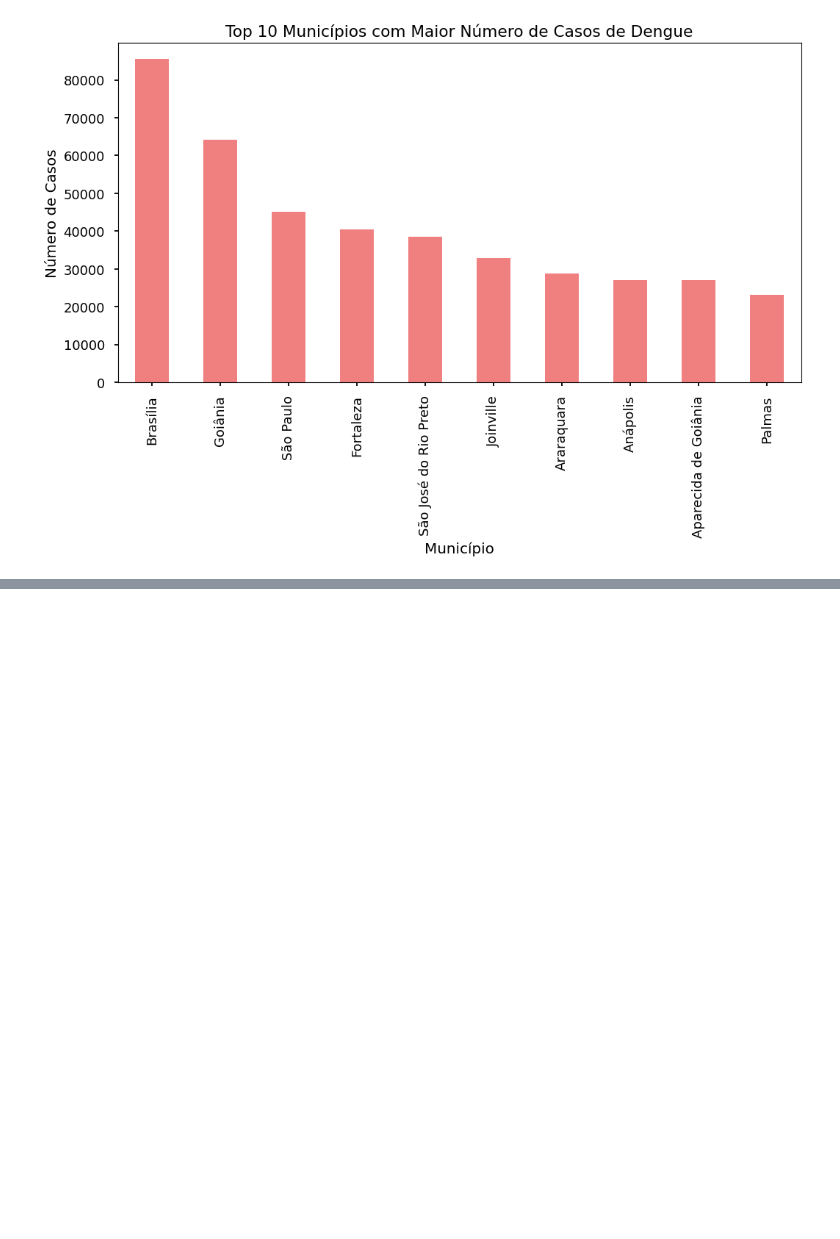
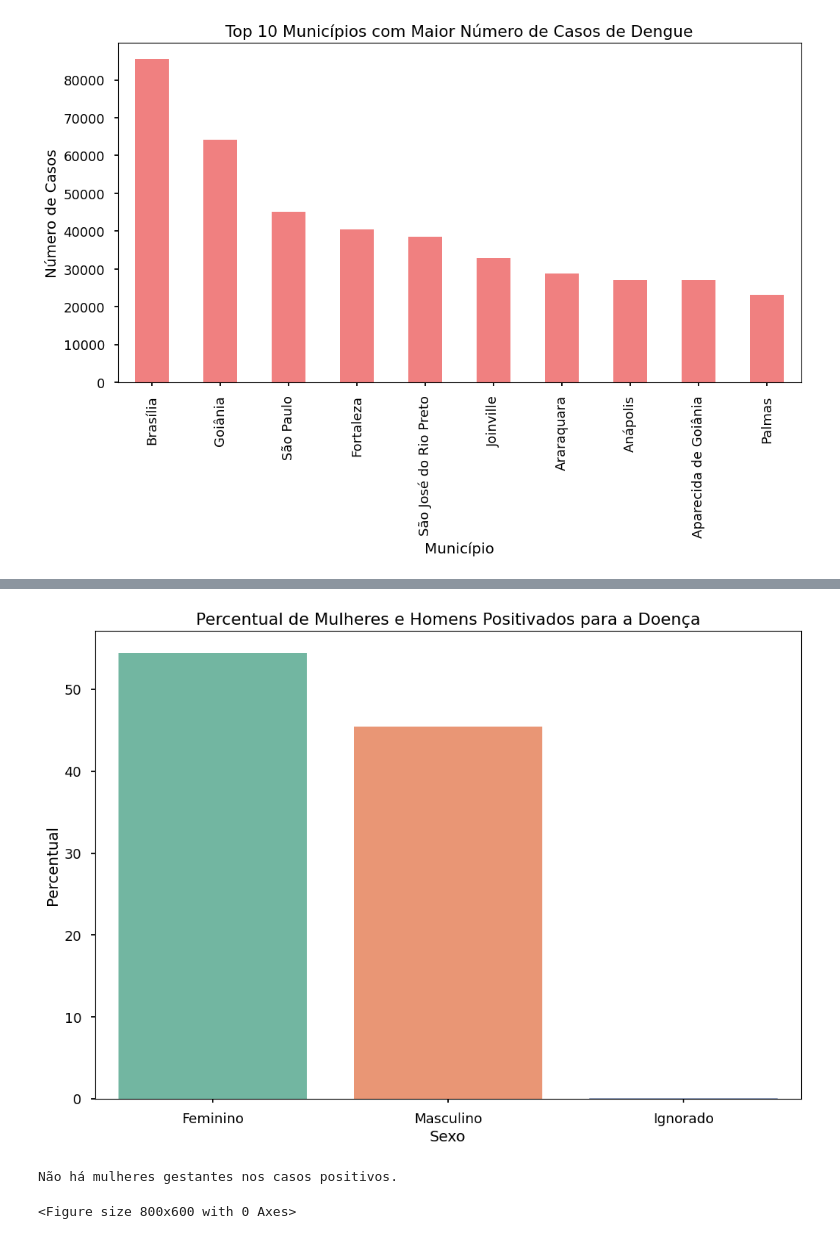
Before and after one commit to IgorNascimentoDEV/1-Projeto-Dengue-2022, a Jupyter notebook: projeto_PUC.ipynb, the cells around one changed output, grey strips where cells are left out. Cells and saved outputs as stored; diff of their text form; code cells hidden in the pictures; blank space fills up the shorter version.

```diff
--- a/projeto_PUC.ipynb
+++ b/projeto_PUC.ipynb
@@ -685,0 +720,32 @@ plt.show()
+# %%
+# Calcular o percentual de mulheres e homens positivados
+percentual_sexo = dados_final['Sexo'].value_counts(normalize=True) * 100
+
+# Calcular o percentual de mulheres gestantes entre os casos positivos
+percentual_gestantes = dados_final[dados_final['Sexo'] == 'F']['Gestante'].value_counts(normalize=True) * 100
+
+# Criar o gráfico de barras para o percentual de mulheres e homens positivados
+plt.figure(figsize=(12, 8))
+sns.barplot(x=percentual_sexo.index, y=percentual_sexo.values, palette='Set2')
+plt.title('Percentual de Mulheres e Homens Positivados para a Doença')
+plt.xlabel('Sexo')
+plt.ylabel('Percentual')
+plt.show()
+
+# Criar o gráfico de barras para o percentual de mulheres gestantes entre os casos positivos
+plt.figure(figsize=(8, 6))
+
+if not percentual_gestantes.empty:
+    sns.barplot(x=percentual_gestantes.index, y=percentual_gestantes.values, palette='Set3')
+    plt.title('Percentual de Mulheres Gestantes entre os Casos Positivos')
+    plt.xlabel('Gestante')
+    plt.ylabel('Percentual')
+    plt.xticks(rotation=45, ha='right')
+    plt.tight_layout()
+    plt.show()
+else:
+    print("Não há mulheres gestantes nos casos positivos.")
+# %% [output]
+[figure, added]
+Não há mulheres gestantes nos casos positivos.
+<Figure size 800x600 with 0 Axes>
```
Also changed, not shown: parts of 7 cells of this notebook.
